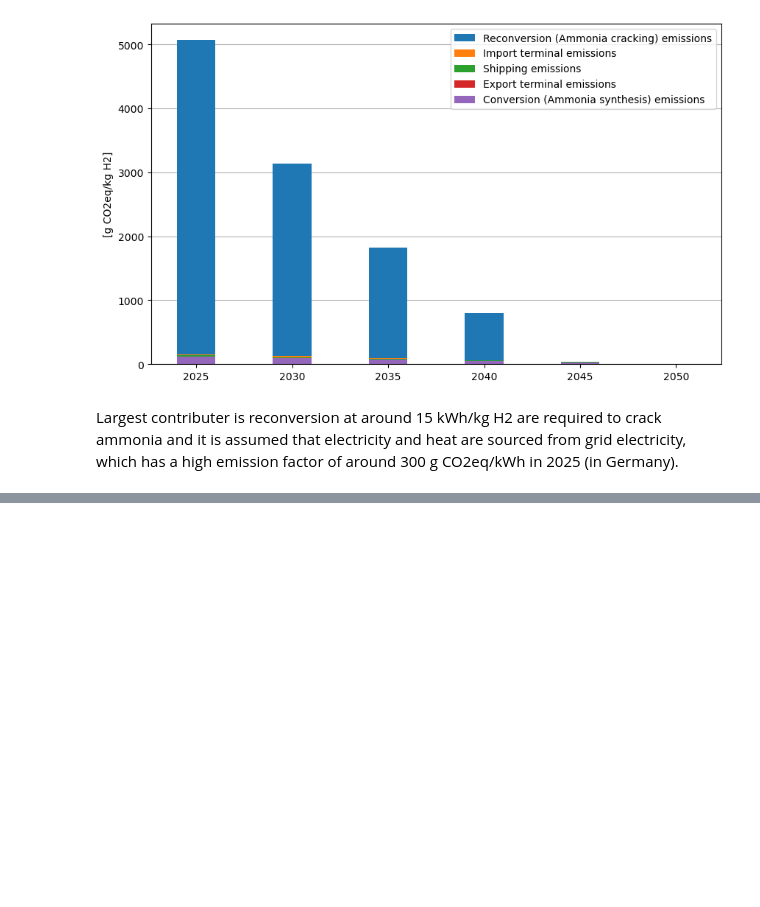
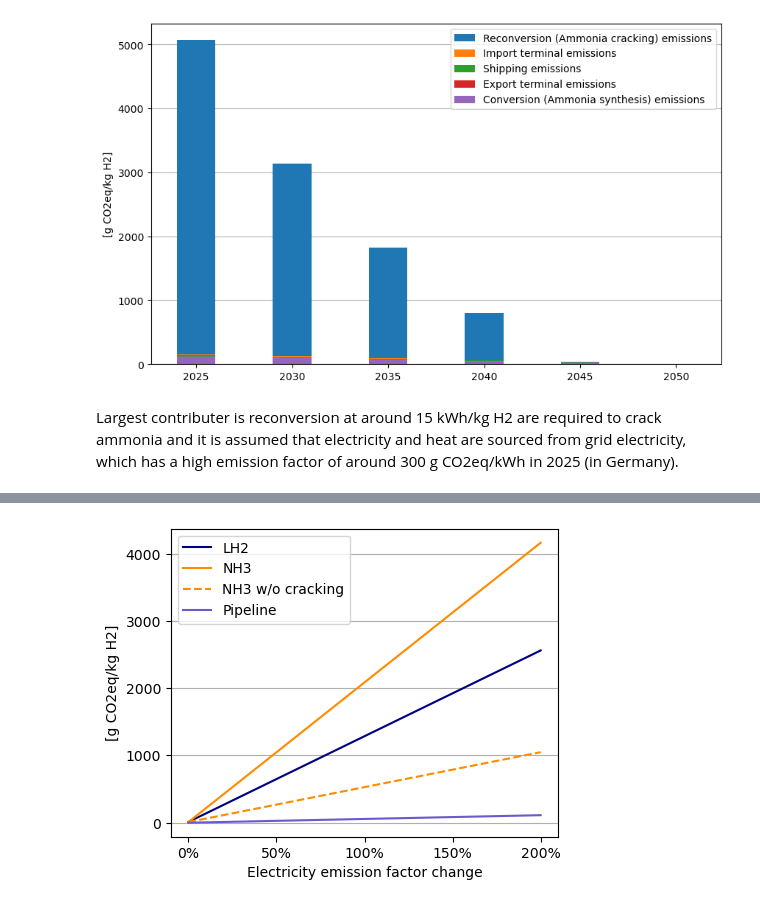
Before and after one commit to ReuterJakob/H2_pathways_repo, a Jupyter notebook: notebooks/Emissions/Transport emissions.ipynb, the cells around one changed output, grey strips where cells are left out. Drawn from its saved outputs; the diff is of its cells as text; code cells hidden in the pictures; blank space fills up the shorter version.

```diff
--- a/notebooks/Emissions/Transport emissions.ipynb
+++ b/notebooks/Emissions/Transport emissions.ipynb
@@ -208,0 +228,4 @@ Pipeline_emissions = result
+# %%
+pipeline_transport_sensi = pd.DataFrame(sensitivity, index=range(21), columns=['Pipeline transport emission [g CO2eq/kg H2]'])
+pipeline_transport_sensi.index.name = 'Electricity emission factor change in %'
+pipeline_transport_sensi
@@ -1183,0 +1363,4 @@ Largest contributer is reconversion at around 15 kWh/kg H2 are required to crack
+# %%
+nh3_transport_sensi = pd.DataFrame(sensitivity, index=range(21), columns=['NH3 transport emission [g CO2eq/kg H2]'])
+nh3_transport_sensi.index.name = 'Electricity emission factor change in %'
+nh3_transport_sensi
@@ -1183,0 +1386,4 @@ Largest contributer is reconversion at around 15 kWh/kg H2 are required to crack
+# %%
+nh3_transport_sensi_wo_recon = pd.DataFrame(sensitivity, index=range(21), columns=['NH3 transport emission w/o recon [g CO2eq/kg H2]'])
+nh3_transport_sensi_wo_recon.index.name = 'Electricity emission factor change in %'
+nh3_transport_sensi_wo_recon
@@ -1183,0 +1413,29 @@ Largest contributer is reconversion at around 15 kWh/kg H2 are required to crack
+# %%
+import matplotlib.ticker as mtick
+
+fig, ax = plt.subplots(figsize=(5,4))
+#plt.subplot(1,2,1)
+
+
+plt.plot(lh2_transport_sensi, color='navy', linestyle='solid', label = 'LH2')
+plt.plot(nh3_transport_sensi, color='darkorange',linestyle='-', label = 'NH3')
+plt.plot(nh3_transport_sensi_wo_recon, color='darkorange',linestyle='--', label = 'NH3 w/o cracking')
+plt.plot(pipeline_transport_sensi, color='slateblue',linestyle='-', label = 'Pipeline')
+
+plt.grid(True, axis='y')
+#plt.grid(True, axis='x')
+ax.set_axisbelow(True)
+ax.xaxis.set_major_formatter(mtick.PercentFormatter(10, decimals=None))
+plt.locator_params(axis='x', nbins=5)
+plt.ylabel('[g CO2eq/kg H2]')
+plt.xlabel('Electricity emission factor change')
+plt.legend()
+
+
+
+title = 'Transport_EF_sensi'
+plt.savefig(path_plt + title + '.png', transparent=True)
+
+plt.show()
+# %% [output]
+[figure, added]
```
Also changed, not shown: parts of 44 cells of this notebook, 3 other files.
